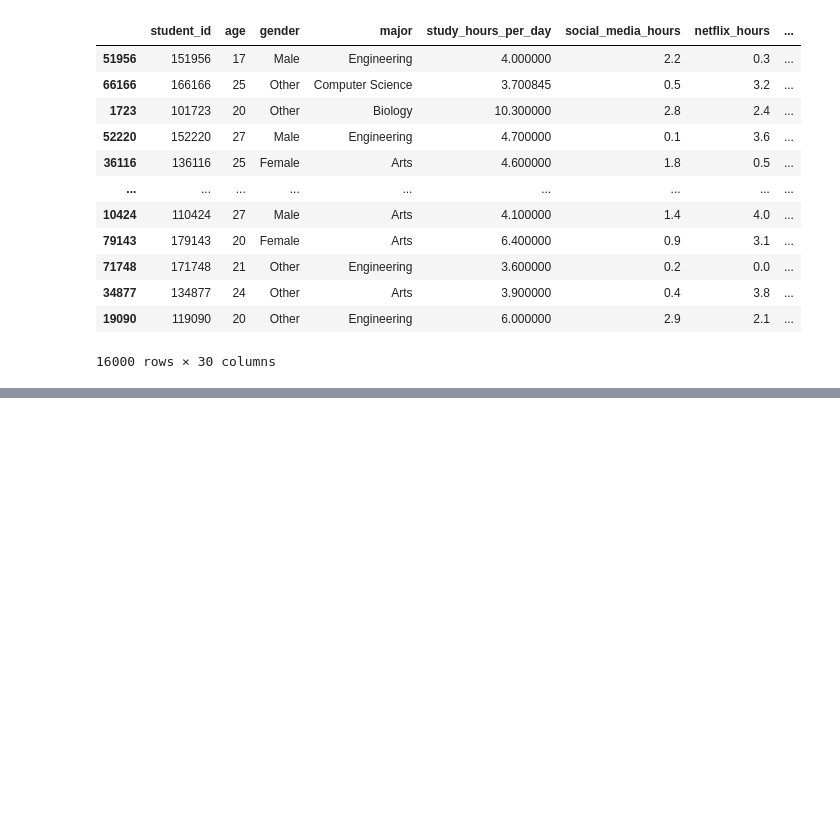
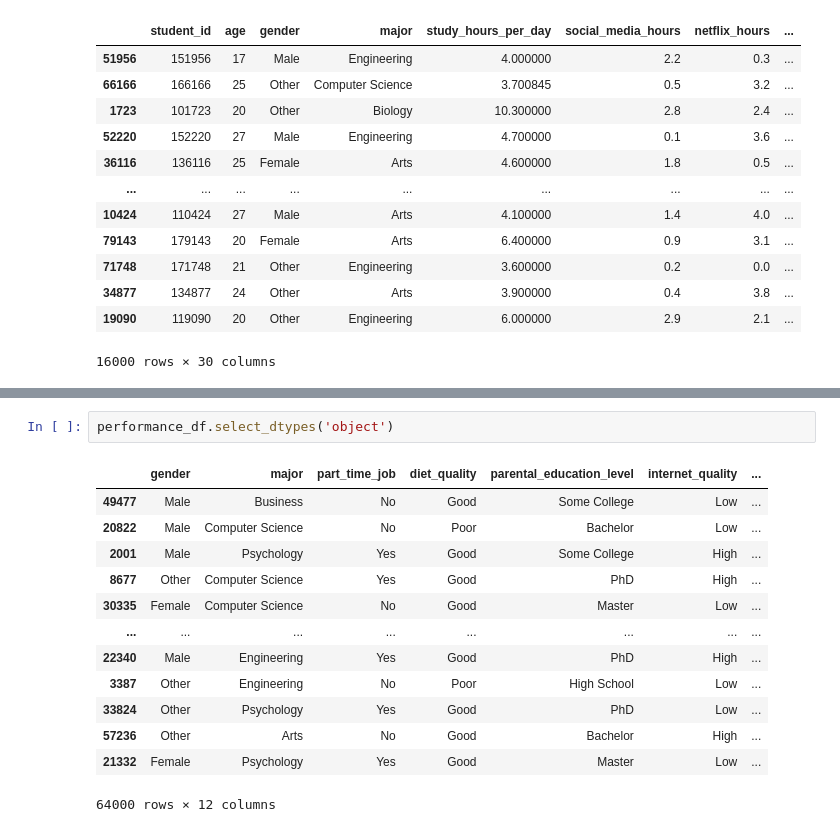
Before and after one commit to Medo-SM/analysis_study, a Jupyter notebook: enhanced_student_performance/Exploratory.ipynb, the cells around one changed output, grey strips where cells are left out. Drawn from its saved outputs; the diff is of its cells as text; blank space fills up the shorter version.

```diff
--- a/enhanced_student_performance/Exploratory.ipynb
+++ b/enhanced_student_performance/Exploratory.ipynb
@@ -95,0 +111,16 @@ strat_test_set.drop("exam_score", axis = 1)
+# %%
+performance_df.select_dtypes('object')
+# %% [output]
+|  | gender | major | part_time_job | diet_quality | parental_education_level | internet_quality | ... |
+| 49477 | Male | Business | No | Good | Some College | Low | ... |
+| 20822 | Male | Computer Science | No | Poor | Bachelor | Low | ... |
+| 2001 | Male | Psychology | Yes | Good | Some College | High | ... |
+| 8677 | Other | Computer Science | Yes | Good | PhD | High | ... |
+| 30335 | Female | Computer Science | No | Good | Master | Low | ... |
+| ... | ... | ... | ... | ... | ... | ... | ... |
+| 22340 | Male | Engineering | Yes | Good | PhD | High | ... |
+| 3387 | Other | Engineering | No | Poor | High School | Low | ... |
+| 33824 | Other | Psychology | Yes | Good | PhD | Low | ... |
+| 57236 | Other | Arts | No | Good | Bachelor | High | ... |
+| 21332 | Female | Psychology | Yes | Good | Master | Low | ... |
+64000 rows × 12 columns
```
Also changed, not shown: parts of 6 cells of this notebook.
